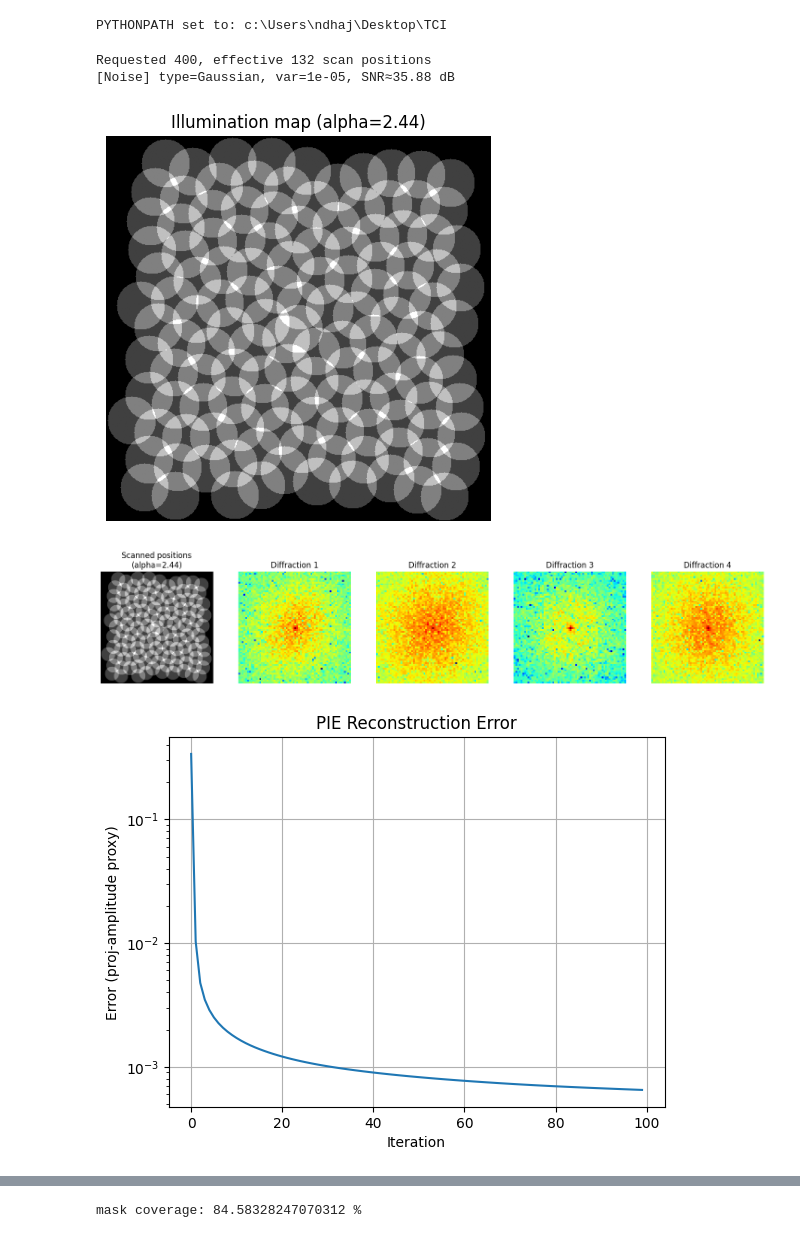
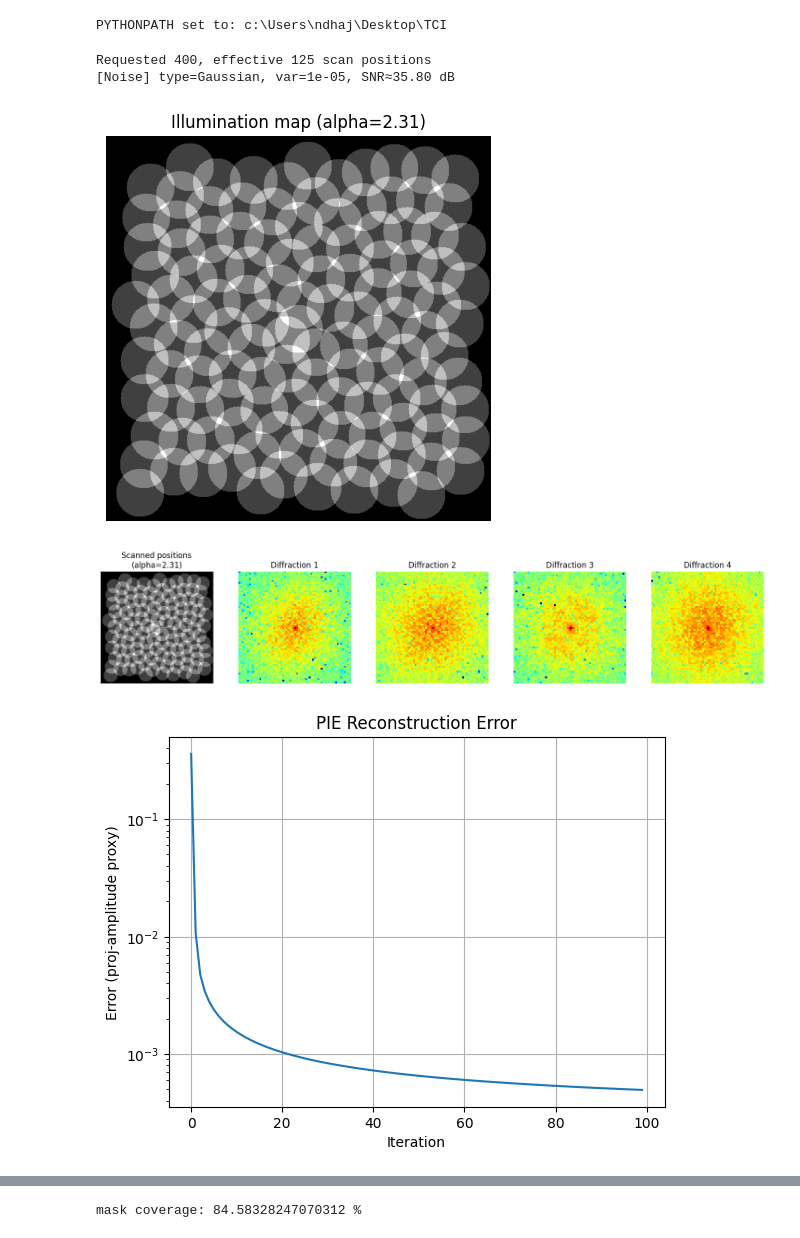
Before and after one commit to sacbow/PtychoEP, a Jupyter notebook: experiments/notebook/known_probe.ipynb, the cells around one changed output, grey strips where cells are left out. Saved outputs shown, nothing was run; the diff lists cells and outputs as text; code cells hidden in the pictures.

```diff
--- a/experiments/notebook/known_probe.ipynb
+++ b/experiments/notebook/known_probe.ipynb
@@ -38,7 +38,7 @@ import matplotlib.pyplot as plt
 class ExperimentConfig:
     image_size: int = 512                # オブジェクト画像の想定サイズ（lily/moonは内部で正方形に整形）
     probe_size: int = 64
-    step: int = 22.8
+    step: int = 22.7
     num_points_request: int = 400        # スキャン生成の希望点数（境界外は自動で除外されます）
     seed: int = 99
     add_noise: bool = True
@@ -100,35 +100,35 @@ if cfg.show_diffs:
     _ = show_scan_and_diffs(ptycho, num_patterns=4, log_scale=True)
 
 # --- 6) PIE（ePIE相当：既知プローブ・オブジェクト更新）---
 errors = []
 def callback(iter_idx, err, obj_est):
     errors.append(err)
 
 pie = PIE(ptycho, alpha=cfg.pie_alpha, callback=callback)
 obj_pie = pie.run(n_iter=cfg.n_iter)
 
 # --- 7) 誤差曲線の可視化 ---
 plt.figure()
 plt.plot(errors)
 plt.xlabel("Iteration")
 plt.ylabel("Error (proj-amplitude proxy)")
 plt.yscale('log')
 plt.title("PIE Reconstruction Error")
 plt.grid(True)
 plt.show()
 
 # --- 8) （任意）復元像の振幅 / 位相 ---
 if cfg.show_recon_images:
     sl = (slice(100, 400), slice(100, 400))  # 中心クロップ（見やすさのため）
     fig, axes = plt.subplots(2, 2, figsize=(12, 7))
     axes[0,0].imshow(np().abs(obj[sl]), cmap="gray");              axes[0,0].set_title("True |O|"); axes[0,0].axis("off")
     axes[1,0].imshow(np().angle(obj[sl]), cmap="twilight");        axes[1,0].set_title("True ∠O"); axes[1,0].axis("off")
     axes[0,1].imshow(np().abs(obj_pie[sl]), cmap="gray");          axes[0,1].set_title("PIE |Ô|"); axes[0,1].axis("off")
     axes[1,1].imshow(np().angle(obj_pie[sl]), cmap="twilight");    axes[1,1].set_title("PIE ∠Ô");  axes[1,1].axis("off")
     plt.tight_layout(); plt.show()
 # %% [output]
-Requested 400, effective 132 scan positions
-[Noise] type=Gaussian, var=1e-05, SNR≈35.88 dB
+Requested 400, effective 125 scan positions
+[Noise] type=Gaussian, var=1e-05, SNR≈35.80 dB
-[figure, old version]
+[figure, new version]
-[figure, old version]
+[figure, new version]
-[figure, old version]
+[figure, new version]
```
Also changed, not shown: parts of 6 cells of this notebook, 6 other files.
